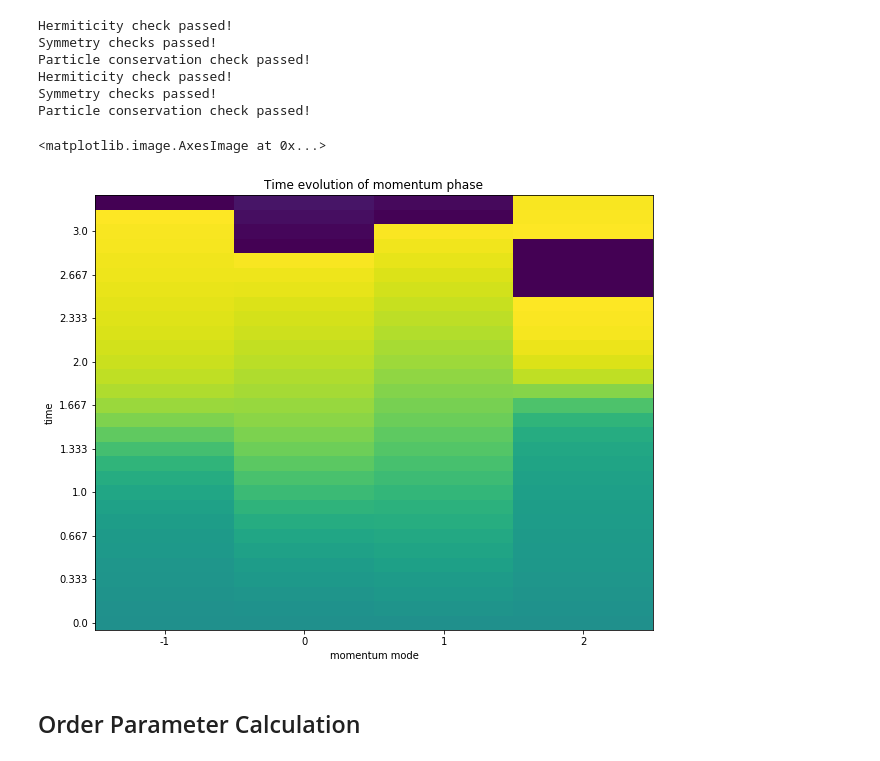
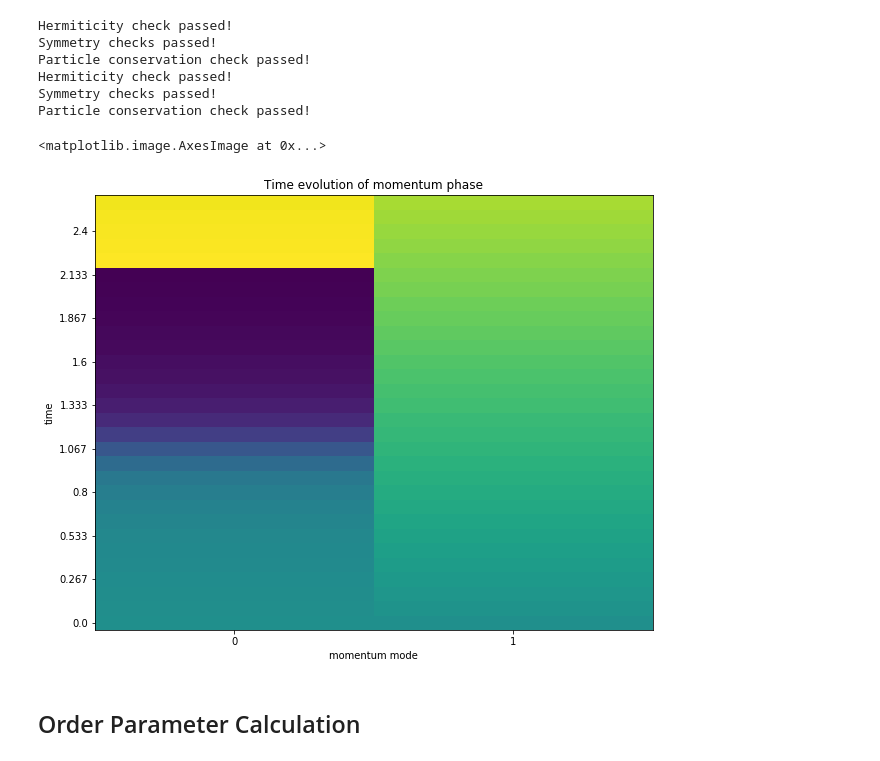
Before and after one commit to jacarolan/QuSpinLatticeFermions, a Jupyter notebook: ZN Fermion Theory.ipynb, the cells around one changed output. Drawn from its saved outputs; the diff is of its cells as text; code cells hidden in the pictures.

```diff
--- a/ZN Fermion Theory.ipynb
+++ b/ZN Fermion Theory.ipynb
@@ -13,14 +13,14 @@ plt.rcParams['figure.figsize'] = [10, 8]
 # %% [markdown]
 ## Define Constants/Helpers
 # %%
-N_group = 1000
-N = 8
+N_group = 4
+N = 4
 N_filled = N // 2
 P_neg1 = 1
 t = -0.5
 g = 0#1e-3
 g_corrected = g / (4 * np.pi ** 2) * N_group ** 2
-m = 1
+m = 0.8
 PBC = True
 # %%
 def stringbox(lst, caption):
@@ -234,20 +245,20 @@ Particle conservation check passed!
 # %%
 # plt.plot(np.arctan2(np.imag(correlatorfft), np.real(correlatorfft)))
 plt.xlabel("momentum mode")
 plt.ylabel("time")
 plt.title("Time evolution of momentum phase")
 step_x = 1 # step between consecutive labels
 x_positions = np.arange(0,N//2,step_x) # pixel count at label position
 x_labels = np.arange(N//4-N//2+1, N//4+1) # labels you want to see
 plt.xticks(x_positions, x_labels)
 y_tickcount = 10 # How many labels on y axis
 y_positions = np.arange(0,int(T/dt), int((T/dt)/y_tickcount)) # pixel count at label position
 y_labels = np.round(np.linspace(0,abs(T*m),y_tickcount), 3) # labels you want to see
 plt.yticks(y_positions, y_labels)
-plt.imshow(np.arctan2(np.imag(correlatorfft), np.real(correlatorfft)), aspect='auto', origin='lower')
+plt.imshow(np.angle(correlatorfft), aspect='auto', origin='lower')
 # %% [output]
 <matplotlib.image.AxesImage at 0x...>
-[figure, old version]
+[figure, new version]
 # %% [markdown]
 ## Order Parameter Calculation
 # %%
```
Also changed, not shown: parts of 5 cells of this notebook.
